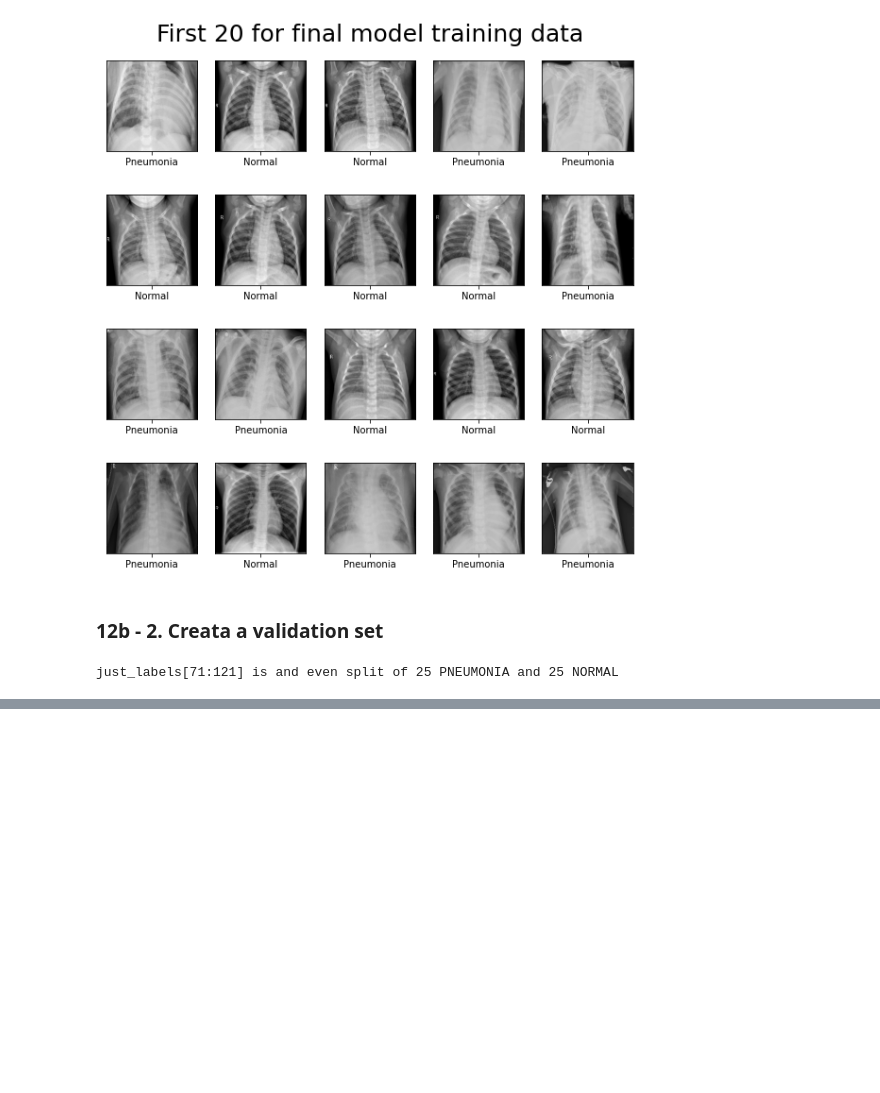
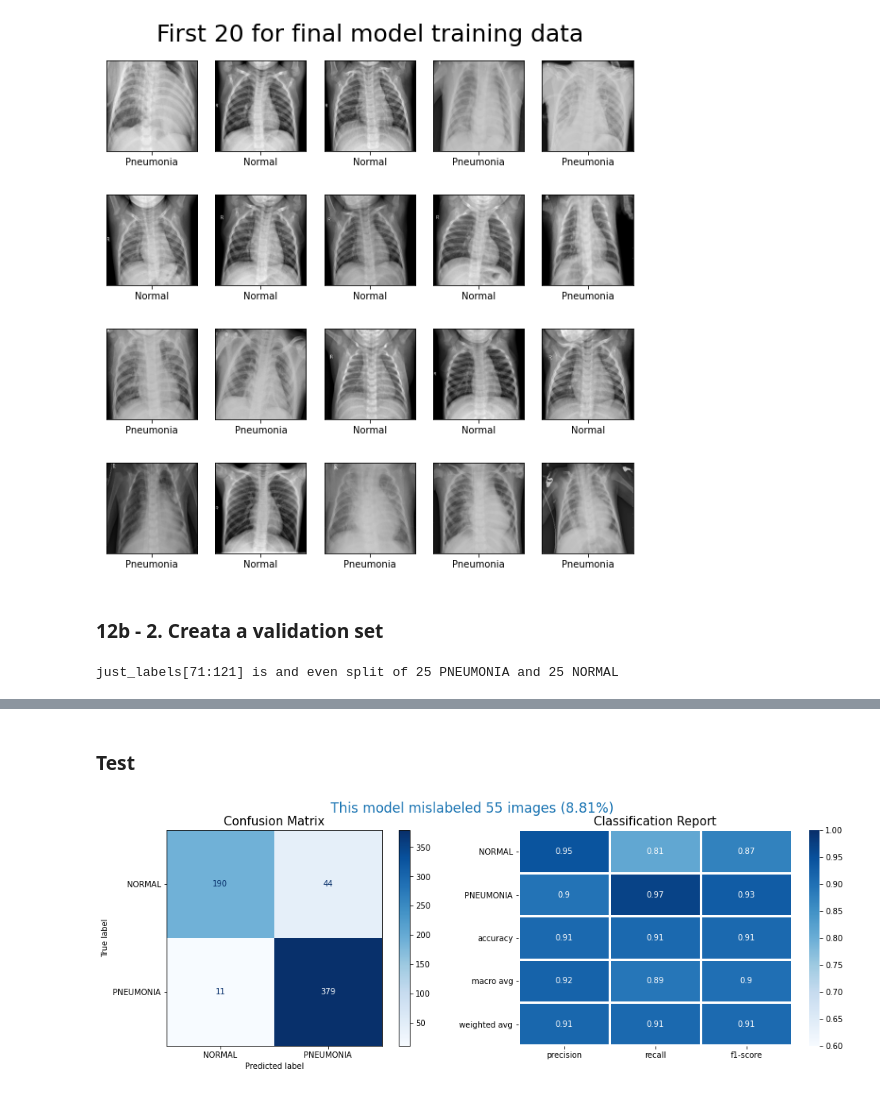
Before and after one commit to AgathaZareth/Pneumonia-Detection-with-CNN, a Jupyter notebook: notebook.ipynb, the cells around one changed output, grey strips where cells are left out. Saved outputs shown, nothing was run; the diff lists cells and outputs as text; code cells hidden in the pictures; blank space fills up the shorter version.

```diff
--- a/notebook.ipynb
+++ b/notebook.ipynb
@@ -1625,0 +1720,7 @@ metrics_df
+# %% [markdown]
+### Test
+# %%
+test_preds = final_model.predict(test_images)
+final_test_indices_of_incorrect_predictions = evaluate_model(test_images, test_labels, test_preds)
+# %% [output]
+[figure, added]
```
Also changed, not shown: parts of 28 cells of this notebook, 1 other file.
